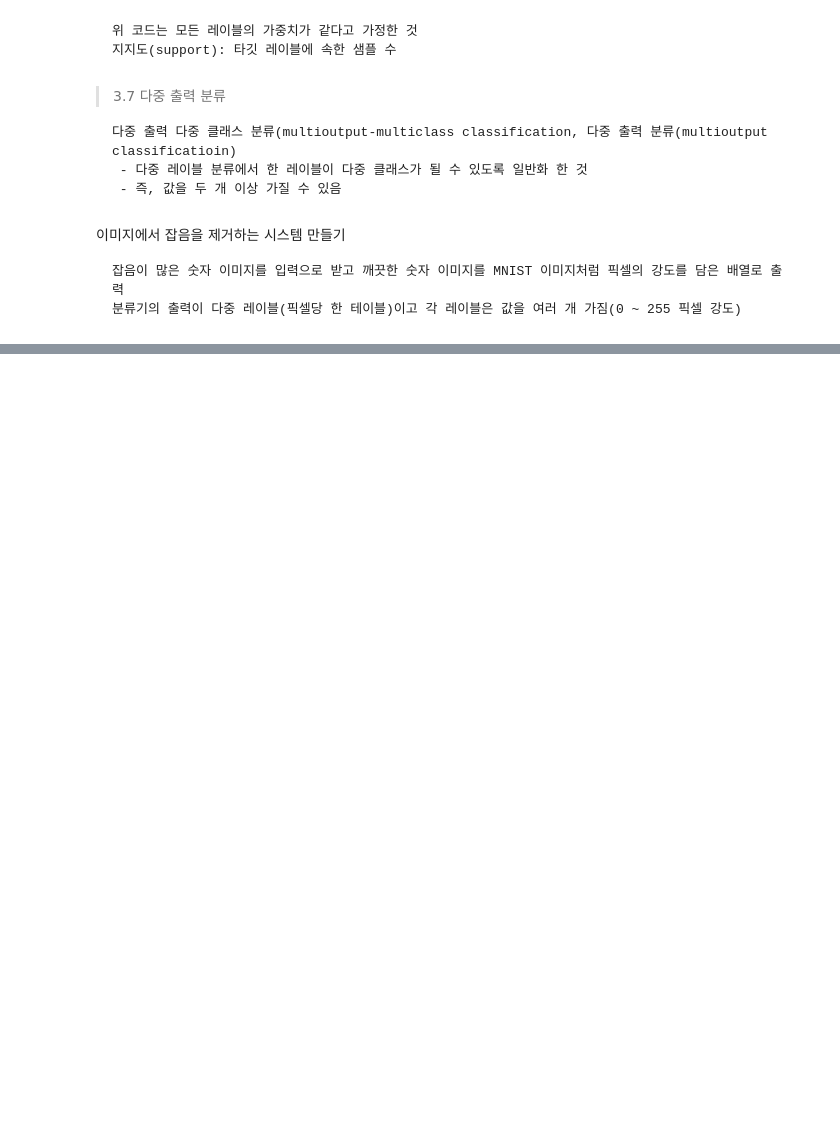
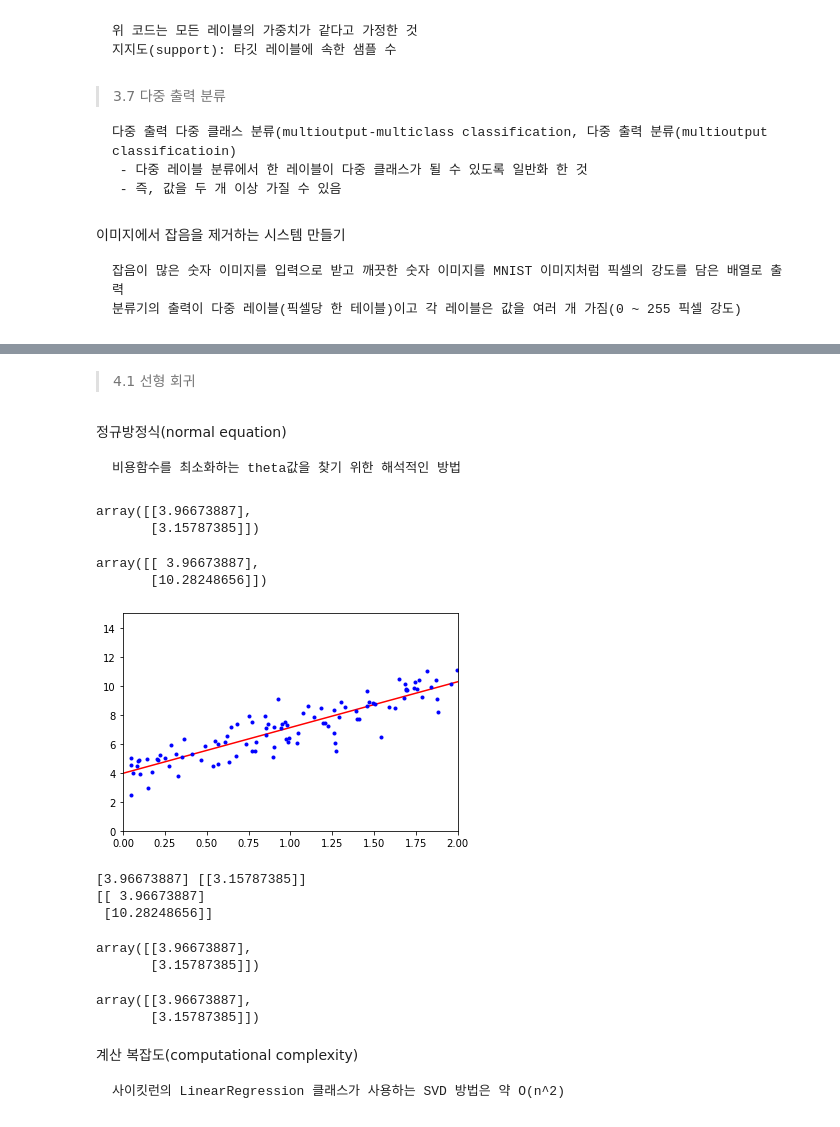
Before and after one commit to js-june-moon/practice, a Jupyter notebook: HandsOnML.ipynb, the cells around one changed output, grey strips where cells are left out. Cells and saved outputs as stored; diff of their text form; code cells hidden in the pictures; blank space fills up the shorter version.

```diff
--- a/HandsOnML.ipynb
+++ b/HandsOnML.ipynb
@@ -1616,0 +1514,77 @@ clean_digit = knn_clf.predict([X_test_mod[some_index]])
+# %% [markdown]
+> 4.1 선형 회귀
+# %% [markdown]
+정규방정식(normal equation)
+
+    비용함수를 최소화하는 theta값을 찾기 위한 해석적인 방법
+# %%
+# 정규방정식 테스트하기 위해 선형처럼 보이는 데이터 생성
+
+import numpy as np
+
+X = 2 * np.random.rand(100, 1)
+y = 4 + 3 * X + np.random.randn(100, 1)
+# %%
+# 정규방정식을 사용해 theta_hat 계산
+# 선형대수 모듈(np.linalg)에 있는 inv() 함수를 사용해 역행렬 계산, dot() 메소드를 사용해 행렬 곱
+
+X_b = np.c_[np.ones((100, 1)), X] # 모든 샘플에 x0 = 1을 추가
+theta_best = np.linalg.inv(X_b.T.dot(X_b)).dot(X_b.T).dot(y)
+theta_best
+# %% [output]
+array([[3.96673887],
+       [3.15787385]])
+# %%
+# 데이터를 생성하기 위해 사용한 함수는 y=4+3x1+가우시안_잡음
+# theta0=4, theta1=3을 기대하였으나, 잡음으로 읺내 정확히 재현 못함
+# theta_hat을 사용해 예측
+
+X_new = np.array([[0], [2]])
+X_new_b = np.c_[np.ones((2, 1)), X_new]
+y_predict = X_new_b.dot(theta_best)
+y_predict
+# %% [output]
+array([[ 3.96673887],
+       [10.28248656]])
+# %%
+import matplotlib.pyplot as plt
+
+plt.plot(X_new, y_predict, "r-")
+plt.plot(X, y, "b.")
+plt.axis([0, 2, 0, 15])
+plt.show()
+# %% [output]
+[figure, added]
+# %%
+# 사이킷런에서 선형 회귀 수행
+
+from sklearn.linear_model import LinearRegression
+
+lin_reg = LinearRegression()
+lin_reg.fit(X, y)
+print(lin_reg.intercept_, lin_reg.coef_)
+print(lin_reg.predict(X_new))
+# %% [output]
+[3.96673887] [[3.15787385]]
+[[ 3.96673887]
+ [10.28248656]]
+# %%
+# LinearRegression 클래스는 scipy.linalg.lstsq()함수(최소 제곱(least squares)를 기반으로 함)
+
+theta_best_svd, residuals, rank, s = np.linalg.lstsq(X_b, y, rcond=1e-6)
+theta_best_svd
+# %% [output]
+array([[3.96673887],
+       [3.15787385]])
+# %%
+# np.linalg.pinv() 함수로 유사역행렬 구할 수 있음
+# 유사역행렬 자체는 특잇값 분해(singular value decomposition, SVD)라 부르는 표준 행렬 분해 기법을 사용해 계산
+
+np.linalg.pinv(X_b).dot(y)
+# %% [output]
+array([[3.96673887],
+       [3.15787385]])
+# %% [markdown]
+계산 복잡도(computational complexity)
+
+    사이킷런의 LinearRegression 클래스가 사용하는 SVD 방법은 약 O(n^2)
```
Also changed, not shown: parts of 60 cells of this notebook.
